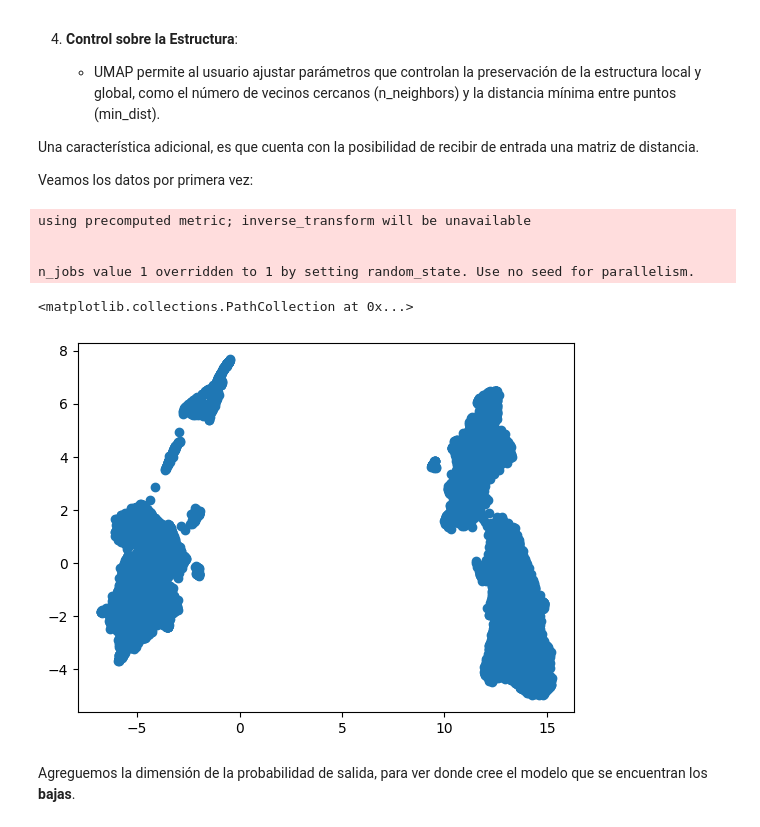
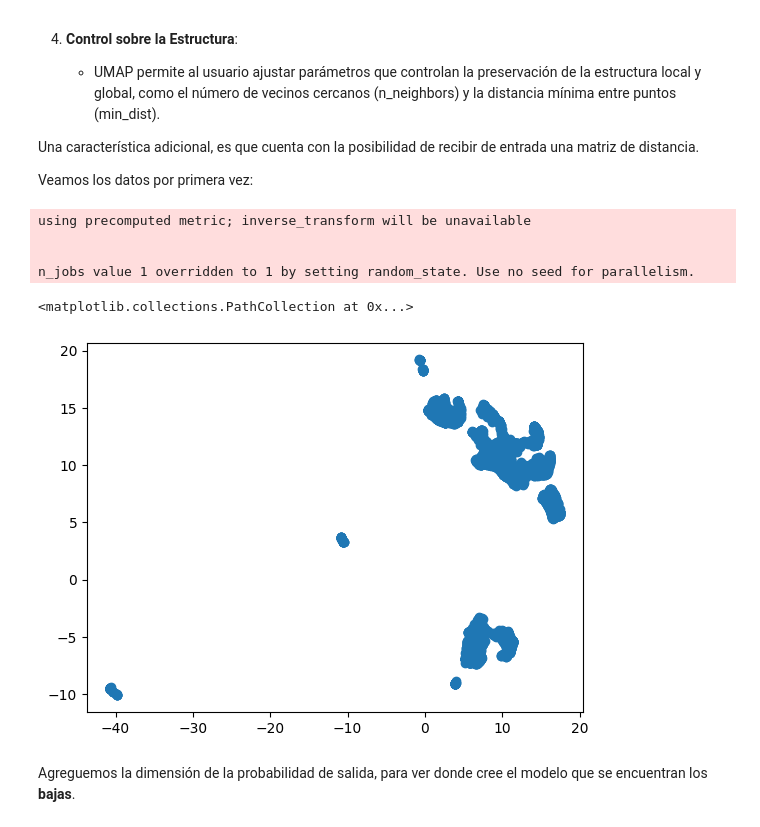
Before and after one commit to dmecoyfin/dmeyf2024, a Jupyter notebook: src/Competencia_1/Segmentacion.ipynb, the cells around one changed output. Drawn from its saved outputs; the diff is of its cells as text; code cells hidden in the pictures.

```diff
--- a/src/Competencia_1/Segmentacion.ipynb
+++ b/src/Competencia_1/Segmentacion.ipynb
@@ -114,3 +67,7 @@ df_train_percent_rank.shape
+# %%
+df_train = df_train[df_train['foto_mes']==202104] ##suma division
+df_train.shape
+df_train=df_train[['avg_3_cpayroll_trx', 'avg_3_ctrx_quarter', 'percent_rank_mpayroll', 'mpayroll', 'lag_1_ctrx_quarter', 'm_payroll_total', 'percent_rank_ctrx_quarter', 'percent_rank_mpasivos_margen', 'm_cpayroll_total', 'cpayroll_trx', 'ctrx_quarter', 'lag_1_mpayroll', 'lag_2_ctrx_quarter', 'percent_rank_cpayroll_trx', 'mcaja_ahorro', 'lag_2_cpayroll_trx', 'mtarjetas_consumo', 'ctarjeta_visa_transacciones', 'avg_3_mcaja_ahorro', 'percent_rank_mcaja_ahorro','clase_ternaria']]
 # %% [markdown]
 # Preparo la data para entrenar cada modelo
 # %%
@@ -288,27 +121,0 @@ df_train.shape
-# %%
-def prepare_data(df):
-    y = df["clase_ternaria"].map(lambda x: 0 if x == "CONTINUA" else 1)
-    X = df.drop("clase_ternaria", axis=1)
-    return X, y
-
-def sample_data(X, y, sample_size=10000, seed=17):
-
-    np.random.seed(seed)
-    continua_sample = y[y == 0].sample(sample_size).index  # Muestra aleatoria de clase 0
-    bajas_1_2 = y[y == 1].index  # Índices de clase 1
-    rf_index = continua_sample.union(bajas_1_2)  # Unión de índices
-
-    X_sample = X.loc[rf_index]  # Filtra X usando los índices seleccionados
-    y_sample = y.loc[rf_index]  # Filtra y usando los índices seleccionados
-
-    return X_sample, y_sample
-
-def ganancia_prob(y_hat, y, prop=1, class_index=1, threshold=0.025):
-  @np.vectorize
-  def ganancia_row(predicted, actual, threshold=0.025):
-    return  (predicted >= threshold) * (ganancia_acierto if actual == 1 else -costo_estimulo)
-
-  return ganancia_row(y_hat[:,class_index], y).sum() / prop
-
-Xtrain, ytrain = prepare_data(df_train)
-Xtrain_rf, ytrain_rf = sample_data(Xtrain, ytrain)
@@ -373,7 +177,7 @@ Xtrain_rf_imp = imp_mean.fit_transform(Xtrain_rf)
 def objective(trial):
     # Hiperparámetros adicionales
     n_estimators = trial.suggest_int('n_estimators', 100, 500)  # Número de árboles
-    max_depth = trial.suggest_int('max_depth', 5, 15)  # Profundidad máxima del árbol
+    max_depth = trial.suggest_int('max_depth', 5, 20)  # Profundidad máxima del árbol
     min_samples_split = trial.suggest_int('min_samples_split', 50, 300)  # Mínimas muestras para dividir un nodo
     min_samples_leaf = trial.suggest_int('min_samples_leaf', 1, 200)  # Mínimas muestras por hoja
 
@@ -392,8 +196,8 @@ def objective(trial):
 
     return ganancia_prob(model.oob_decision_function_, ytrain_rf)
 
-storage_name = "sqlite:///" + db_path + "optimization_tree_abril_final.db"
-study_name = "exp_suma_division_random-forest-opt-abril_final"
+storage_name = "sqlite:///" + db_path + "optimization_tree_111111.db"
+study_name = "exp_111111_random-forest-opt"
 
 study = optuna.create_study(
     direction="maximize",
@@ -436,10 +240,10 @@ Mejor modelo: {'n_estimators': 262, 'max_depth': 10, 'min_samples_split': 51, 'm
 # %%
 model_rf_1 = RandomForestClassifier(
         **study.best_params,
-        max_samples=0.7,
+        criterion="entropy",
         random_state=semillas[0],
         n_jobs=-1,
-        oob_score=True
+        oob_score=True,
     )
 
 model_rf_1.fit(Xtrain_rf_imp, ytrain_rf)
@@ -534,19 +338,19 @@ Veamos los datos por primera vez:
 # %%
 embedding_rf = UMAP(
   n_components=2,
-  n_neighbors=50,
+  n_neighbors=40,
   metric="precomputed",
-  random_state=17,
+  random_state=semillas[0],
 ).fit_transform(md)
 
 plt.scatter(embedding_rf[:,0], embedding_rf[:,1])
 # %% [output]
 using precomputed metric; inverse_transform will be unavailable
 
 
 n_jobs value 1 overridden to 1 by setting random_state. Use no seed for parallelism.
 <matplotlib.collections.PathCollection at 0x...>
-[figure, old version]
+[figure, new version]
 # %% [markdown]
 Agreguemos la dimensión de la probabilidad de salida, para ver donde cree el modelo que se encuentran los **bajas**.
 # %%
```
Also changed, not shown: parts of 40 cells of this notebook, 1 other file.
